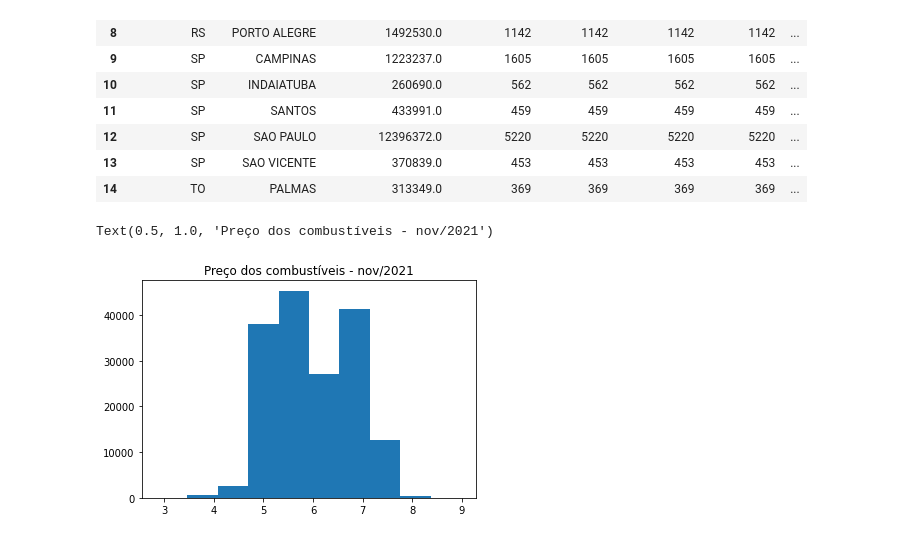
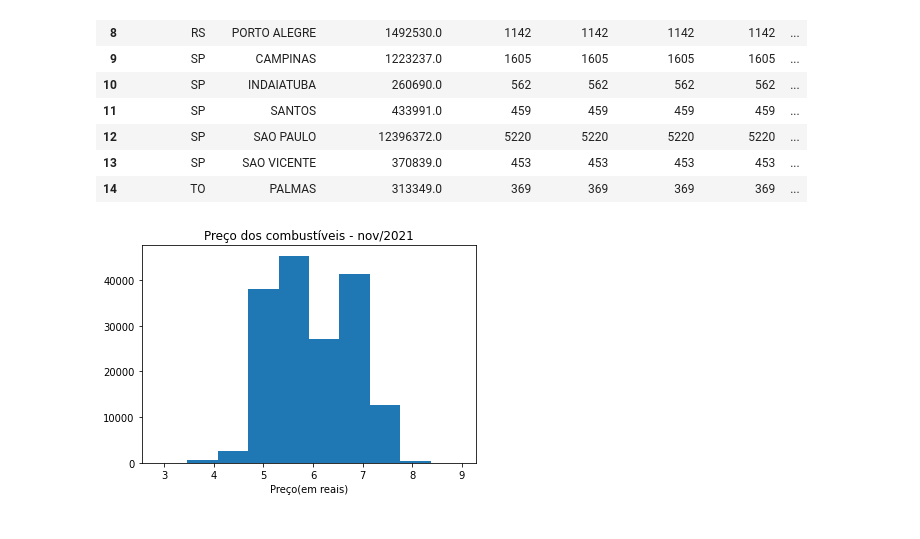
Before and after one commit to thayseps/CursodeExtensaoPythonPandas, a Jupyter notebook: segundo_exemplo_em_python_pandas.ipynb, the cells around one changed output. Drawn from its saved outputs; the diff is of its cells as text; code cells hidden in the pictures.

```diff
--- a/segundo_exemplo_em_python_pandas.ipynb
+++ b/segundo_exemplo_em_python_pandas.ipynb
@@ -282,13 +282,16 @@ None
 # %%
 #vamos brincar de gráficos
 import matplotlib.pyplot as plt #não nativa, mas praticamente nativa pq geral usa
 plt.hist(combustiveis_df['Valor de Venda'])
 #hist>>histograma
 #vamos colocar um título  no gráfico
 plt.title('Preço dos combustíveis - nov/2021')
 #.title() >>  põe título
 
 #rótulo horizontal
+plt.xlabel('Preço(em reais)')
+
+#'Plóta' o gráfico
+plt.show()
 # %% [output]
-Text(0.5, 1.0, 'Preço dos combustíveis - nov/2021')
-[figure, old version]
+[figure, new version]
```
